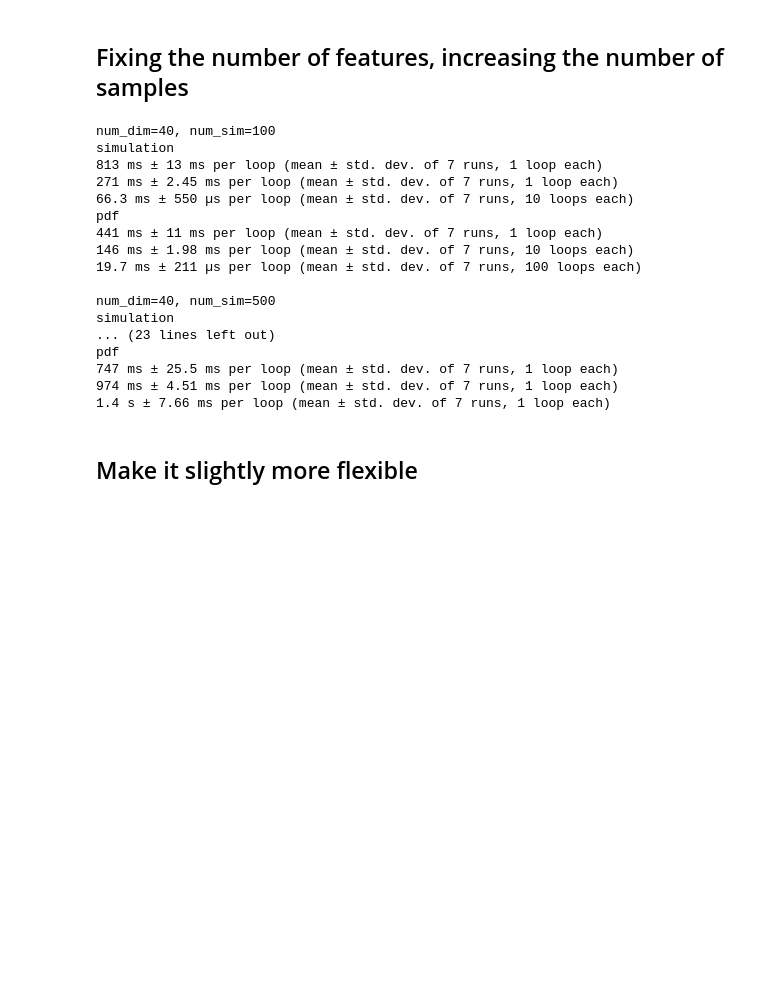
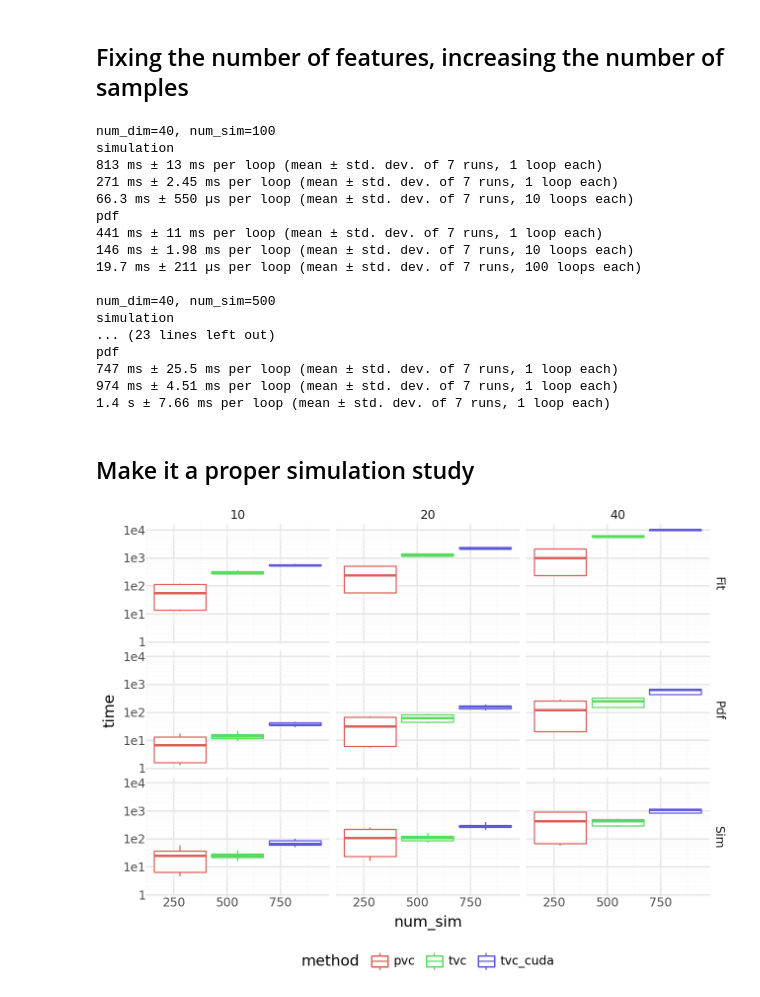
Before and after one commit to TY-Cheng/torchvinecopulib, a Jupyter notebook: examples/5_benchmark.ipynb, the cells around one changed output. Saved outputs shown, nothing was run; the diff lists cells and outputs as text; code cells hidden in the pictures; blank space fills up the shorter version.

Commit message:
Proper simulation study

```diff
--- a/examples/5_benchmark.ipynb
+++ b/examples/5_benchmark.ipynb
@@ -128,7 +128,7 @@ pdf
 974 ms ± 4.51 ms per loop (mean ± std. dev. of 7 runs, 1 loop each)
 1.4 s ± 7.66 ms per loop (mean ± std. dev. of 7 runs, 1 loop each)
 # %% [markdown]
-## Make it slightly more flexible
+## Make it a proper simulation study
 # %%
 import itertools
 import time
@@ -143,9 +143,9 @@ def sample_one(num_dim, num_sim, seed=1, number=1):
 
     exprs = {
         "fit": {
-            "pvc_cuda": "cop_tvc_cuda = tvc.vinecop.vcp_from_obs(V_mvcp_cuda, **tvc_ctrls)",
-            "pvc": "cop_tvc = tvc.vinecop.vcp_from_obs(V_mvcp, **tvc_ctrls)",
-            "tvc": "cop_pvc = pvc.Vinecop(data=V_mvcp, controls=pvc_ctrls)",
+            "tvc_cuda": "cop_tvc_cuda = tvc.vinecop.vcp_from_obs(V_mvcp_cuda, **tvc_ctrls)",
+            "tvc": "cop_tvc = tvc.vinecop.vcp_from_obs(V_mvcp, **tvc_ctrls)",
+            "pvc": "cop_pvc = pvc.Vinecop(data=V_mvcp, controls=pvc_ctrls)",
         },
         "sim": {
             "tvc_cuda": "cop_tvc_cuda.sim(num_sim=num_sim, device='cuda')",
@@ -173,14 +173,41 @@ def sample_one(num_dim, num_sim, seed=1, number=1):
     return results
 
 
-sample_one(5, 100)
-
 # Create a grid of simulation sizes and dimensions
-lst_num_sim = [100, 500, 1000, 5000]
-lst_num_dim = [5, 10, 20, 40]
-n_seeds = 5
+lst_num_sim = [100, 500, 1000]
+lst_num_dim = [10, 20, 40]
+n_seeds = 4
 results = []
 for num_sim, num_dim, seed in itertools.product(
     *[lst_num_sim, lst_num_dim, range(n_seeds)]
 ):
     results.append(sample_one(num_dim, num_sim, seed))
+# %%
+import pandas as pd
+import plotnine as p9
+
+df = pd.DataFrame(results).melt(
+    id_vars=["num_dim", "num_sim", "seed"], var_name="type", value_name="time"
+)
+df_time = pd.json_normalize(df["time"])
+# Concatenate the new columns with the original DataFrame, dropping the old 'time' column
+df = pd.concat([df.drop(columns=["time"]), df_time], axis=1).melt(
+    id_vars=["num_dim", "num_sim", "seed", "type"],
+    var_name="method",
+    value_name="time",
+)
+
+
+df["type"] = df["type"].str.replace("_", " ").str.capitalize()
+df["time"] = df["time"] * 1000  # Convert to milliseconds
+
+(
+    p9.ggplot(df, p9.aes(x="num_sim", y="time", color="method"))
+    + p9.geom_boxplot()
+    + p9.facet_grid("type", "num_dim")
+    + p9.scale_y_log10()
+    + p9.theme_minimal()
+    + p9.theme(legend_position="bottom")
+)
+# %% [output]
+[figure, added]
```
